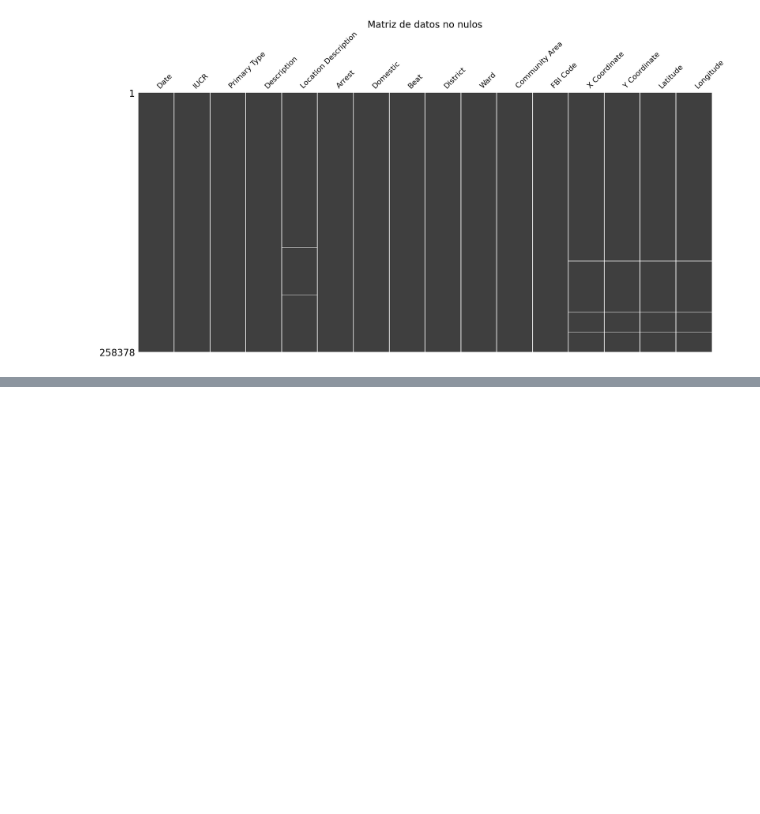
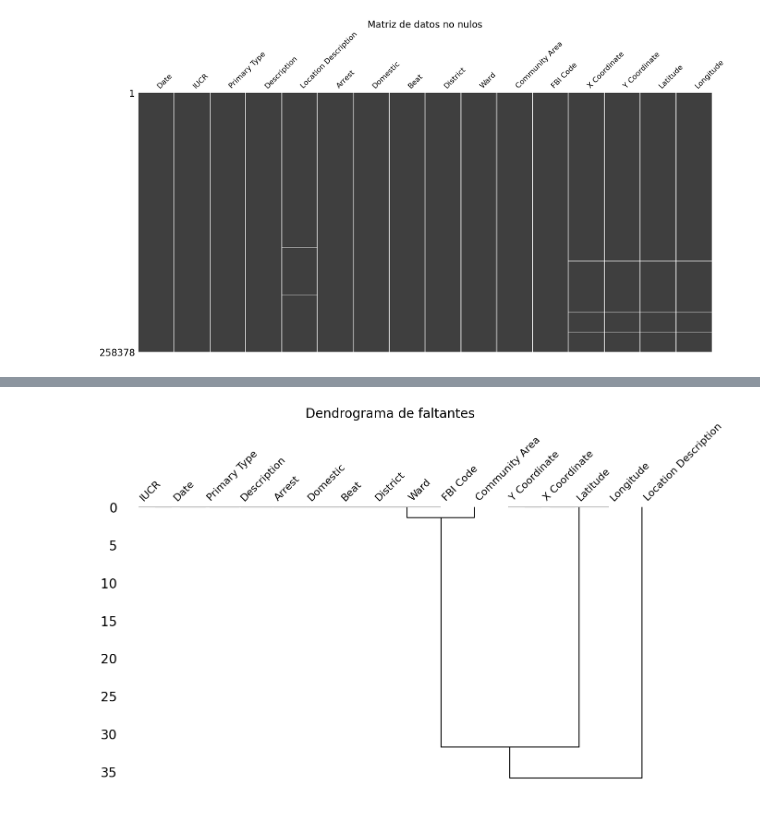
Before and after one commit to maximdorogov/fiuba-analisis-de-datos, a Jupyter notebook: tp1.ipynb, the cells around one changed output, grey strips where cells are left out. Drawn from its saved outputs; the diff is of its cells as text; code cells hidden in the pictures; blank space fills up the shorter version.

```diff
--- a/tp1.ipynb
+++ b/tp1.ipynb
@@ -181,0 +203,6 @@ plt.show()
+# %%
+msno.dendrogram(df, figsize=(15,8))
+plt.title('Dendrograma de faltantes', fontsize=20)
+plt.show()
+# %% [output]
+[figure, added]
```
Also changed, not shown: parts of 11 cells of this notebook.
